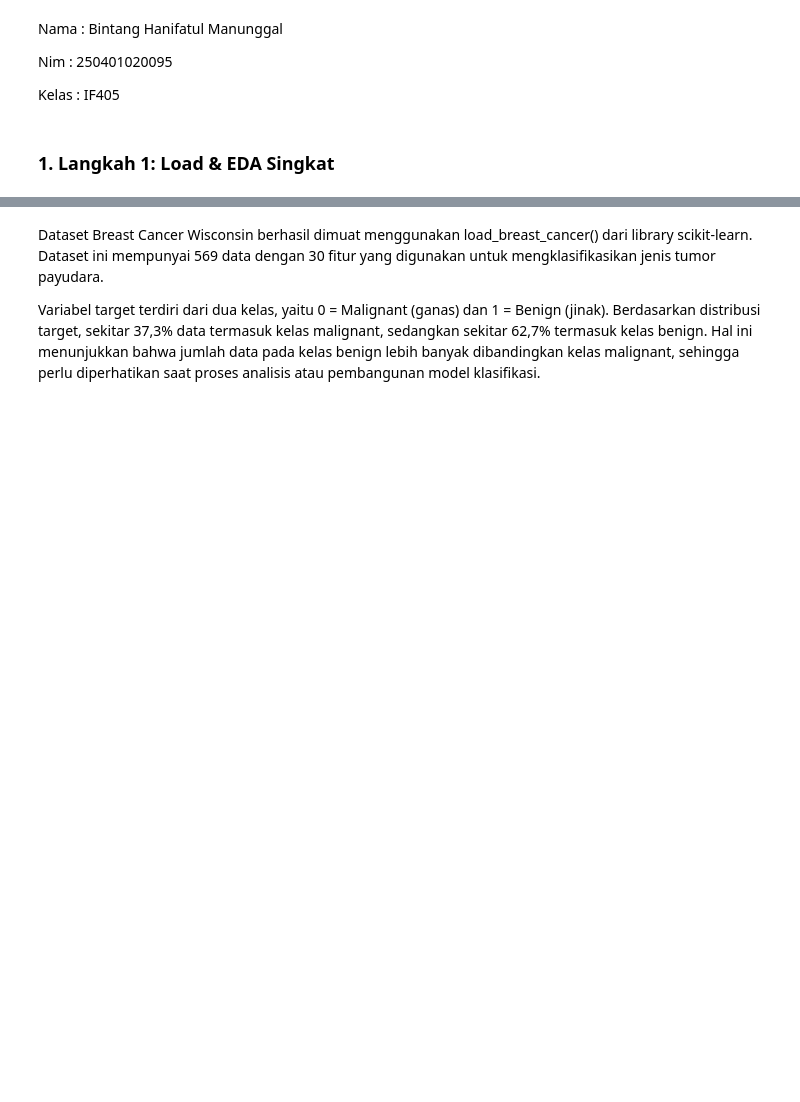
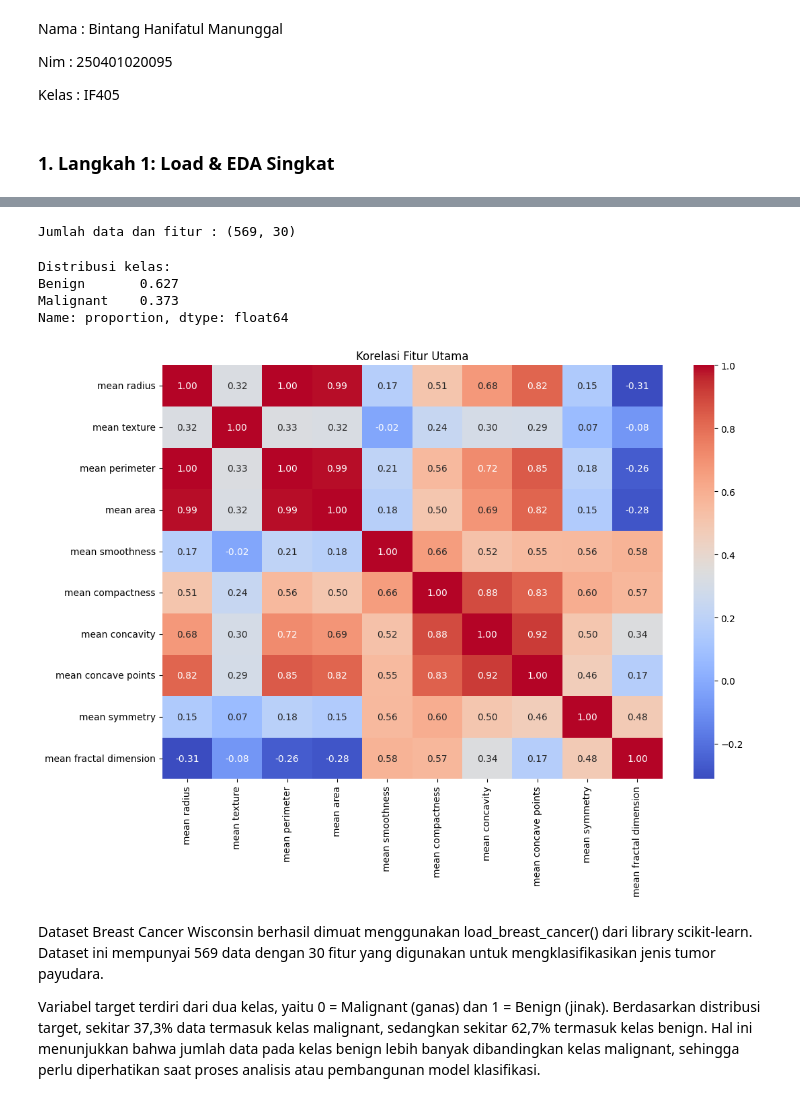
Before and after one commit to bintanghan07/data-science-2026, a Jupyter notebook: Pertemuan9_BintangHanifatulManunggal_250401020095.ipynb, the cells around one changed output, grey strips where cells are left out. Drawn from its saved outputs; the diff is of its cells as text; code cells hidden in the pictures; blank space fills up the shorter version.

```diff
--- a/Pertemuan9_BintangHanifatulManunggal_250401020095.ipynb
+++ b/Pertemuan9_BintangHanifatulManunggal_250401020095.ipynb
@@ -43,3 +13,57 @@ Name: proportion, dtype: float64
+# %%
+from sklearn.datasets import load_breast_cancer
+import pandas as pd
+import matplotlib.pyplot as plt
+import seaborn as sns
+
+# Memuat dataset
+cancer = load_breast_cancer()
+
+# Membentuk dataframe fitur dan target
+X = pd.DataFrame(
+    cancer.data,
+    columns=cancer.feature_names
+)
+
+y = pd.Series(cancer.target)
+
+print("Jumlah data dan fitur :", X.shape)
+# %% [output]
+Jumlah data dan fitur : (569, 30)
+# %%
+# Melihat proporsi masing-masing kelas
+kelas = y.replace({
+    0: "Malignant",
+    1: "Benign"
+})
+
+distribusi = (
+    kelas.value_counts(normalize=True)
+    .round(3)
+)
+
+print("Distribusi kelas:")
+print(distribusi)
+# %% [output]
+Distribusi kelas:
+Benign       0.627
+Malignant    0.373
+Name: proportion, dtype: float64
+# %%
+# Menampilkan korelasi beberapa fitur utama
+plt.figure(figsize=(12, 8))
+
+sns.heatmap(
+    X.iloc[:, :10].corr(),
+    annot=True,
+    cmap="coolwarm",
+    fmt=".2f"
+)
+
+plt.title("Korelasi Fitur Utama")
+plt.show()
+# %% [output]
+[figure, added]
 # %% [markdown]
 Dataset Breast Cancer Wisconsin berhasil dimuat menggunakan load_breast_cancer() dari library scikit-learn. Dataset ini mempunyai 569 data dengan 30 fitur yang digunakan untuk mengklasifikasikan jenis tumor payudara.
 
```
Also changed, not shown: parts of 1 cell of this notebook.
